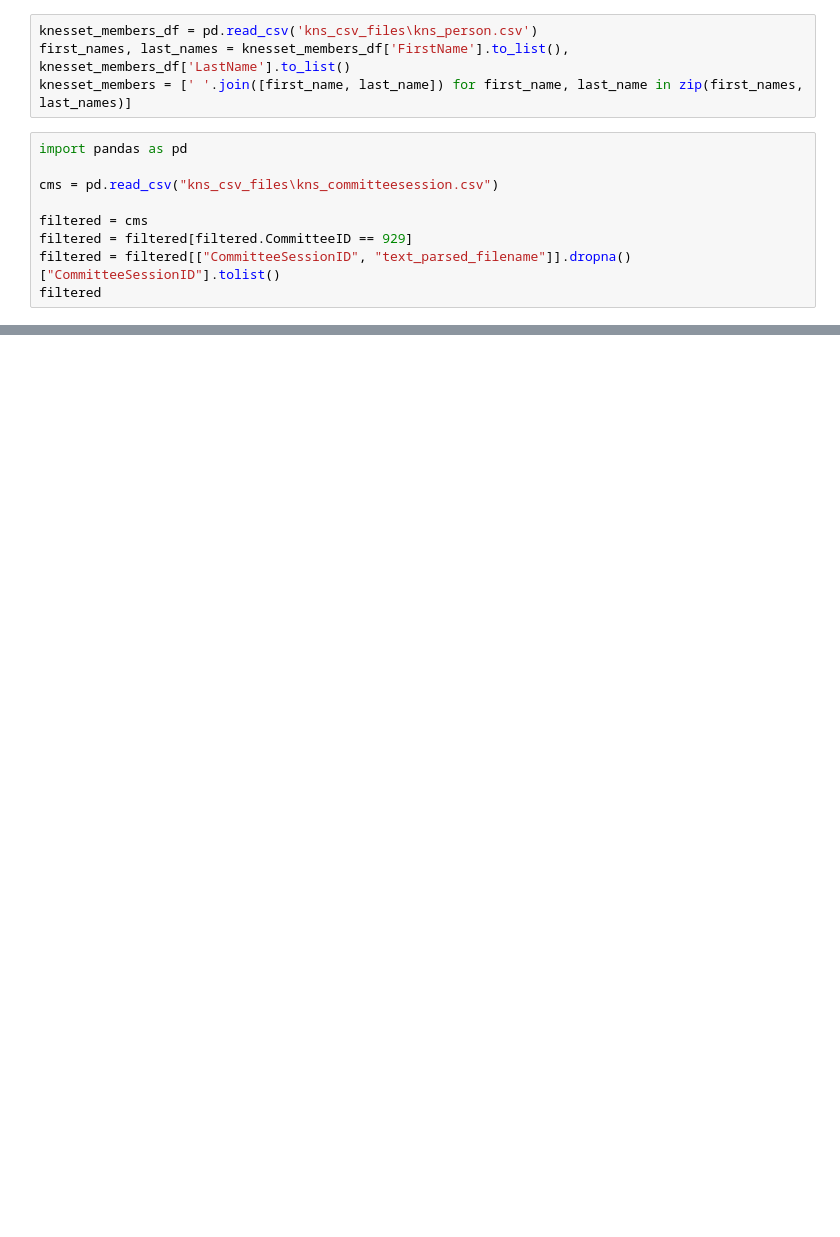
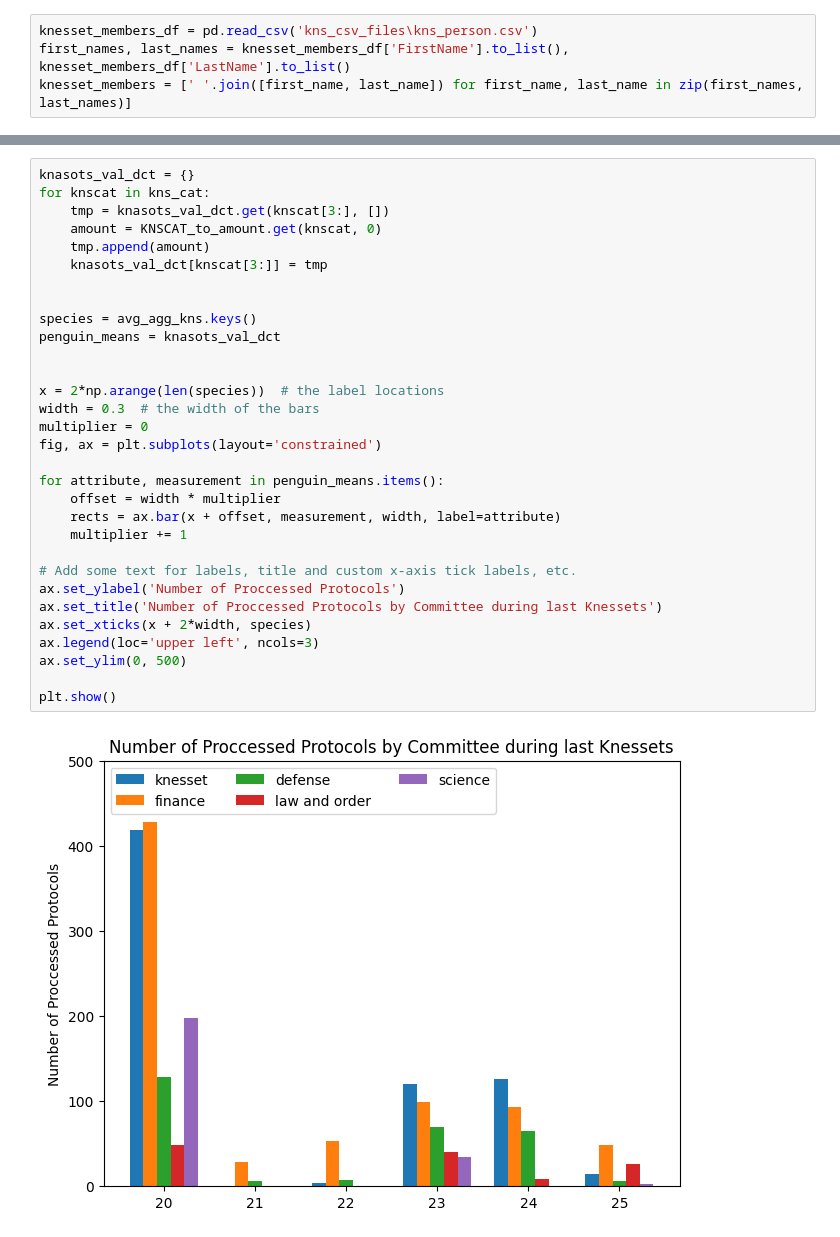
Before and after one commit to itaitzruia4/NLPSD, a Jupyter notebook: init_results.ipynb, the cells around one changed output, grey strips where cells are left out. Cells and saved outputs as stored; diff of their text form; blank space fills up the shorter version.

```diff
--- a/init_results.ipynb
+++ b/init_results.ipynb
@@ -33,12 +24,3 @@ from protocol_getter import ProtocolGetter
 knesset_members_df = pd.read_csv('kns_csv_files\kns_person.csv')
 first_names, last_names = knesset_members_df['FirstName'].to_list(), knesset_members_df['LastName'].to_list()
 knesset_members = [' '.join([first_name, last_name]) for first_name, last_name in zip(first_names, last_names)]
-# %%
-import pandas as pd
-
-cms = pd.read_csv("kns_csv_files\kns_committeesession.csv")
-
-filtered = cms
-filtered = filtered[filtered.CommitteeID == 929]
-filtered = filtered[["CommitteeSessionID", "text_parsed_filename"]].dropna()["CommitteeSessionID"].tolist()
-filtered
@@ -120,3 +128,36 @@ for cat, agg_lst in catagor.items():
+# %%
+knasots_val_dct = {}
+for knscat in kns_cat:
+    tmp = knasots_val_dct.get(knscat[3:], [])
+    amount = KNSCAT_to_amount.get(knscat, 0)
+    tmp.append(amount)
+    knasots_val_dct[knscat[3:]] = tmp
+
+
+species = avg_agg_kns.keys()
+penguin_means = knasots_val_dct
+
+
+x = 2*np.arange(len(species))  # the label locations
+width = 0.3  # the width of the bars
+multiplier = 0
+fig, ax = plt.subplots(layout='constrained')
+
+for attribute, measurement in penguin_means.items():
+    offset = width * multiplier
+    rects = ax.bar(x + offset, measurement, width, label=attribute)
+    multiplier += 1
+
+# Add some text for labels, title and custom x-axis tick labels, etc.
+ax.set_ylabel('Number of Proccessed Protocols')
+ax.set_title('Number of Proccessed Protocols by Committee during last Knessets')
+ax.set_xticks(x + 2*width, species)
+ax.legend(loc='upper left', ncols=3)
+ax.set_ylim(0, 500)
+
+plt.show()
+# %% [output]
+[figure, added]
 # %%
 number_of_sessions
 # %% [output]
```
Also changed, not shown: parts of 47 cells of this notebook.
